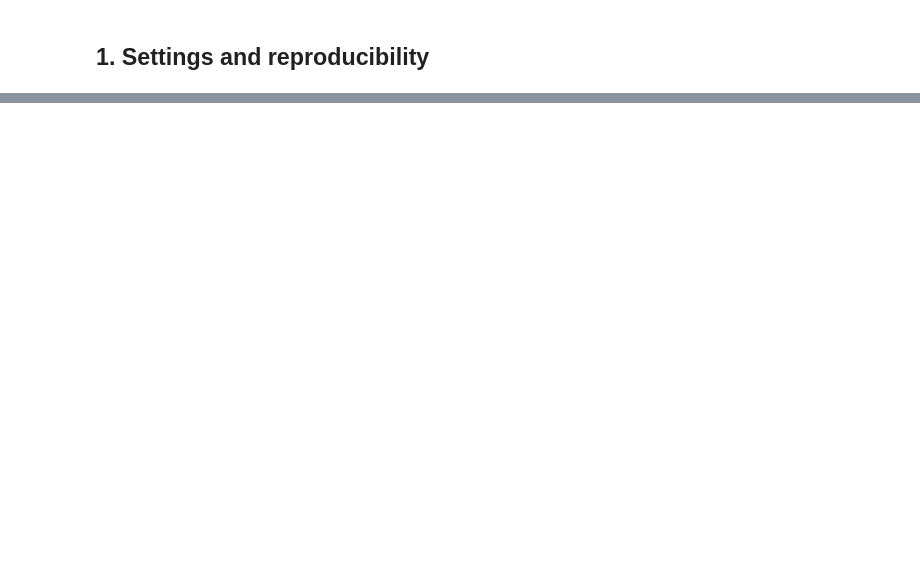
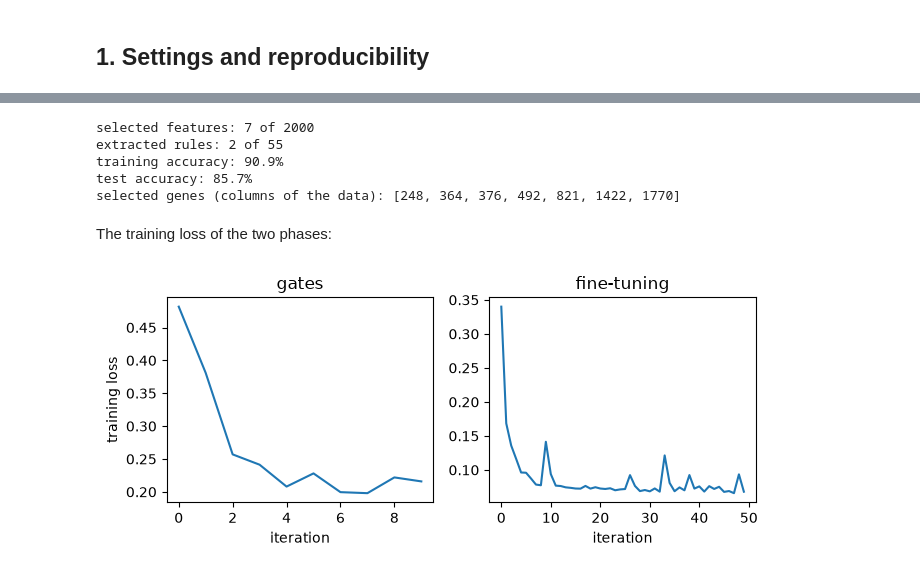
Before and after one commit to dcruzf/highFIS, a Jupyter notebook: examples/notebooks/dgaletsk_2023.ipynb, the cells around one changed output, grey strips where cells are left out. Saved outputs shown, nothing was run; the diff lists cells and outputs as text; code cells hidden in the pictures; blank space fills up the shorter version.

Commit message:
docs: turn the notebooks of the gated families into short walk-throughs with plots

```diff
--- a/examples/notebooks/dgaletsk_2023.ipynb
+++ b/examples/notebooks/dgaletsk_2023.ipynb
@@ -195,0 +49,8 @@ cpu           : Intel(R) Core(TM) Ultra 7 258V
+# %%
+bunch = fetch_openml(data_id=1432, as_frame=False, parser="liac-arff")
+data = bunch.data.toarray() if hasattr(bunch.data, "toarray") else bunch.data
+features = np.asarray(data, dtype=np.float32)
+labels = np.unique(bunch.target, return_inverse=True)[1]
+
+print(f"{features.shape[0]} samples, {features.shape[1]} features")
+print(f"samples per class: {np.bincount(labels).tolist()}")
@@ -195,0 +64,9 @@ cpu           : Intel(R) Core(TM) Ultra 7 258V
+# %%
+folds = StratifiedKFold(n_splits=FOLDS, shuffle=True, random_state=SEED)
+train, test = next(folds.split(features, labels))
+
+scaler = MinMaxScaler().fit(features[train])
+x_train, x_test = scaler.transform(features[train]), scaler.transform(features[test])
+y_train, y_test = labels[train], labels[test]
+
+print(f"training: {len(x_train)} samples, test: {len(x_test)} samples")
@@ -195,0 +85,29 @@ cpu           : Intel(R) Core(TM) Ultra 7 258V
+# %%
+model = DGALETSKClassifier(random_state=SEED).fit(x_train, y_train)
+
+print(f"selected features: {len(model.selected_features_)} of {x_train.shape[1]}")
+print(f"extracted rules: {model.model_.n_rules} of {x_train.shape[0]}")
+print(f"training accuracy: {100 * model.score(x_train, y_train):.1f}%")
+print(f"test accuracy: {100 * model.score(x_test, y_test):.1f}%")
+print(f"selected genes (columns of the data): {sorted(int(d) for d in model.selected_features_)}")
+# %% [output]
+selected features: 7 of 2000
+extracted rules: 2 of 55
+training accuracy: 90.9%
+test accuracy: 85.7%
+selected genes (columns of the data): [248, 364, 376, 492, 821, 1422, 1770]
+# %% [markdown]
+The training loss of the two phases:
+# %%
+PHASES = {"dg": "gates", "finetune": "fine-tuning"}
+
+fig, axes = plt.subplots(1, len(PHASES), figsize=(3.4 * len(PHASES), 3))
+for ax, (key, title) in zip(axes, PHASES.items()):
+    ax.plot(model.history_[key]["train_loss"])
+    ax.set_title(title)
+    ax.set_xlabel("iteration")
+axes[0].set_ylabel("training loss")
+plt.tight_layout()
+plt.show()
+# %% [output]
+[figure, added]
```
Also changed, not shown: parts of 45 cells of this notebook, 4 other files.
